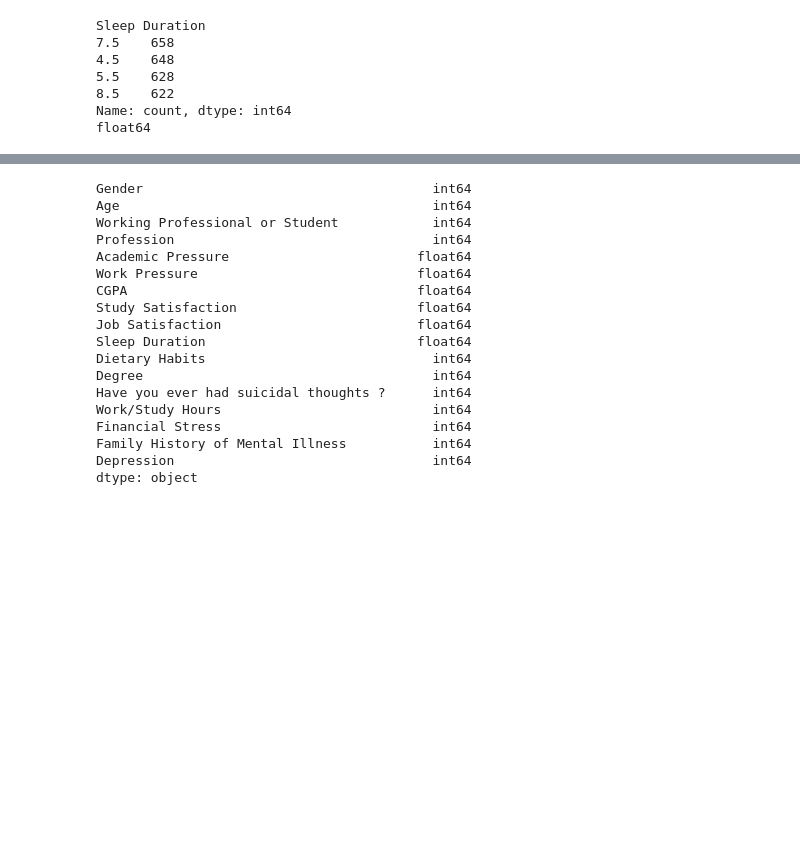
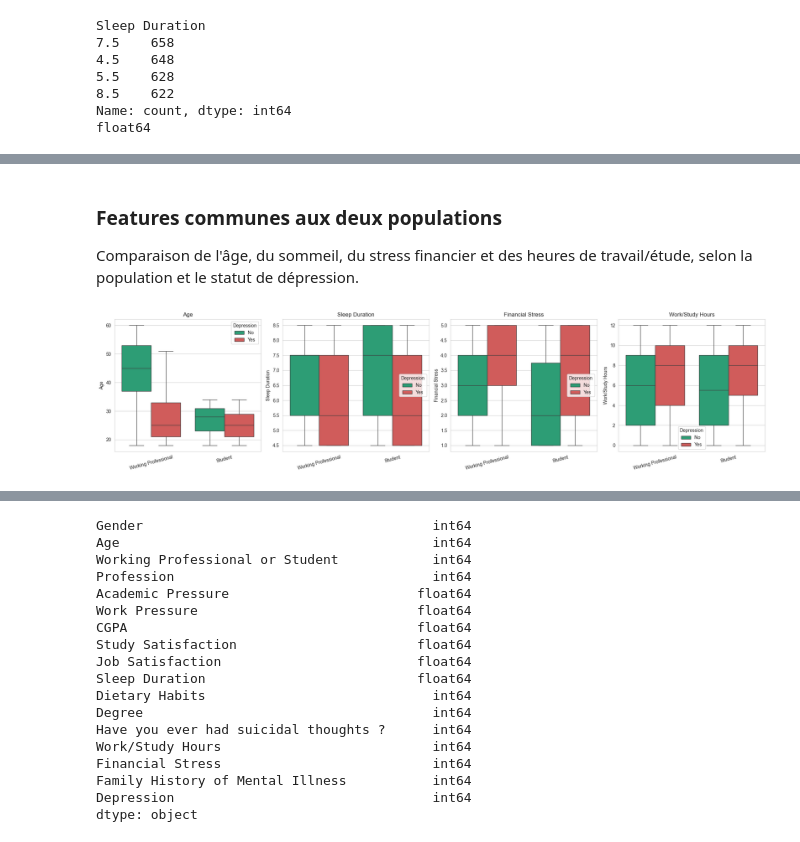
Before and after one commit to CapucineGG/Detection_precoce_depression, a Jupyter notebook: 01_exploration_nettoyage.ipynb, the cells around one changed output, grey strips where cells are left out. Cells and saved outputs as stored; diff of their text form; code cells hidden in the pictures; blank space fills up the shorter version.

```diff
--- a/01_exploration_nettoyage.ipynb
+++ b/01_exploration_nettoyage.ipynb
@@ -157,0 +189,20 @@ float64
+# %% [markdown]
+### Features communes aux deux populations
+
+Comparaison de l'âge, du sommeil, du stress financier et des heures de travail/étude, selon la population et le statut de dépression.
+# %%
+common_numeric = ["Age", "Sleep Duration", "Financial Stress", "Work/Study Hours"]
+
+fig, axes = plt.subplots(1, len(common_numeric), figsize=(20, 5))
+for ax, col in zip(axes, common_numeric):
+    sns.boxplot(
+        data=df, x="Working Professional or Student", y=col, hue="Depression",
+        palette=COLOR_DEP, ax=ax,
+    )
+    ax.set_title(col)
+    ax.set_xlabel("")
+    ax.tick_params(axis="x", rotation=15)
+plt.tight_layout()
+plt.show()
+# %% [output]
+[figure, added]
```
Also changed, not shown: parts of 10 cells of this notebook, 6 other files.
